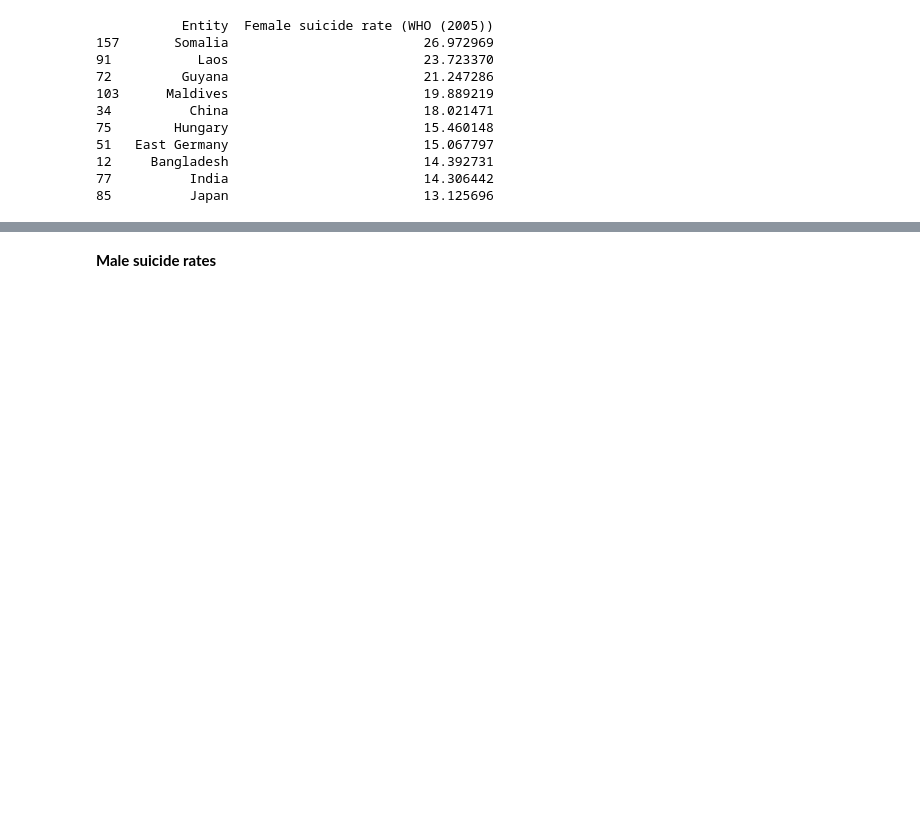
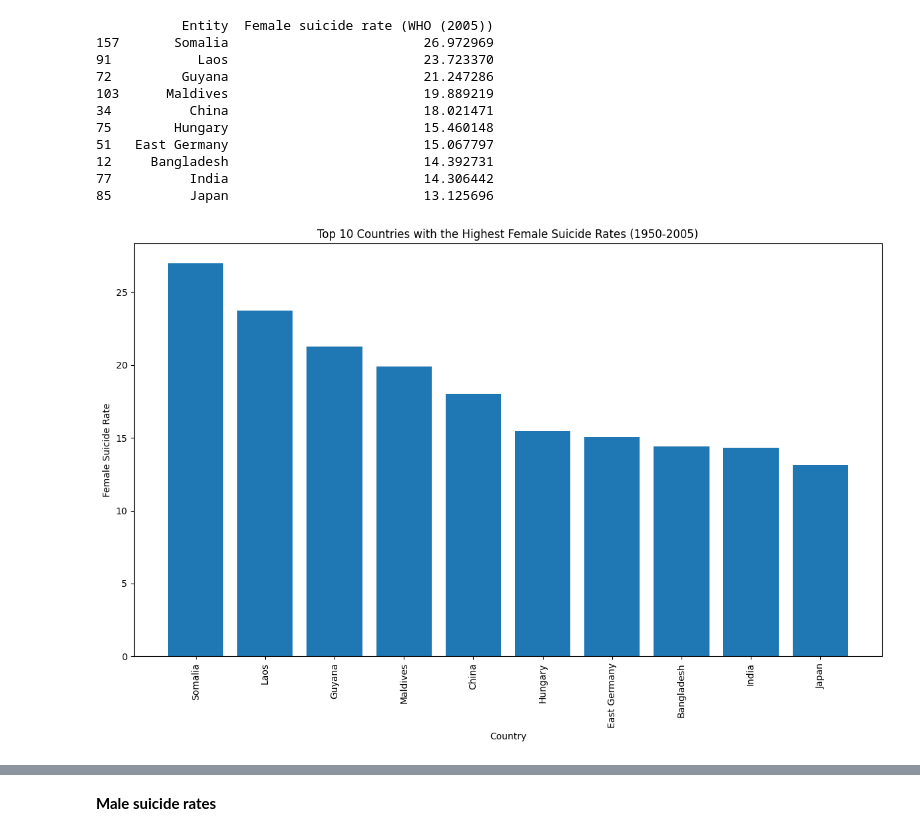
Before and after one commit to NazraJN/Suicide_rates, a Jupyter notebook: Suicide_rates.ipynb, the cells around one changed output, grey strips where cells are left out. Drawn from its saved outputs; the diff is of its cells as text; code cells hidden in the pictures; blank space fills up the shorter version.

```diff
--- a/Suicide_rates.ipynb
+++ b/Suicide_rates.ipynb
@@ -189,3 +225,15 @@ print(top_female_suicide_rates)
 12     Bangladesh                         14.392731
 77          India                         14.306442
 85          Japan                         13.125696
+# %%
+# Plotting
+plt.figure(figsize=(12, 8))
+plt.bar(highest_female_suicide_rates['Entity'], highest_female_suicide_rates['Female suicide rate (WHO (2005))'])
+plt.title('Top 10 Countries with the Highest Female Suicide Rates (1950-2005)')
+plt.xlabel('Country')
+plt.ylabel('Female Suicide Rate')
+plt.xticks(rotation=90)
+plt.tight_layout()
+plt.show()
+# %% [output]
+[figure, added]
```
Also changed, not shown: parts of 19 cells of this notebook.
